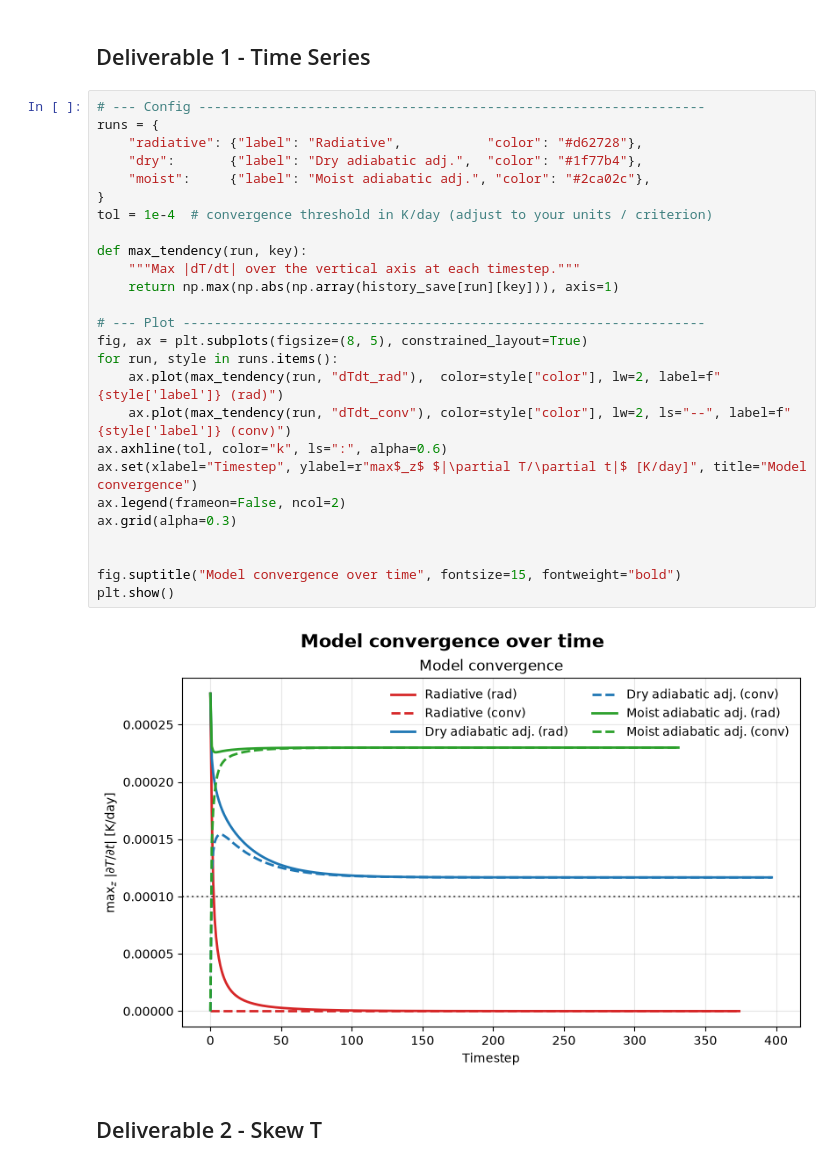
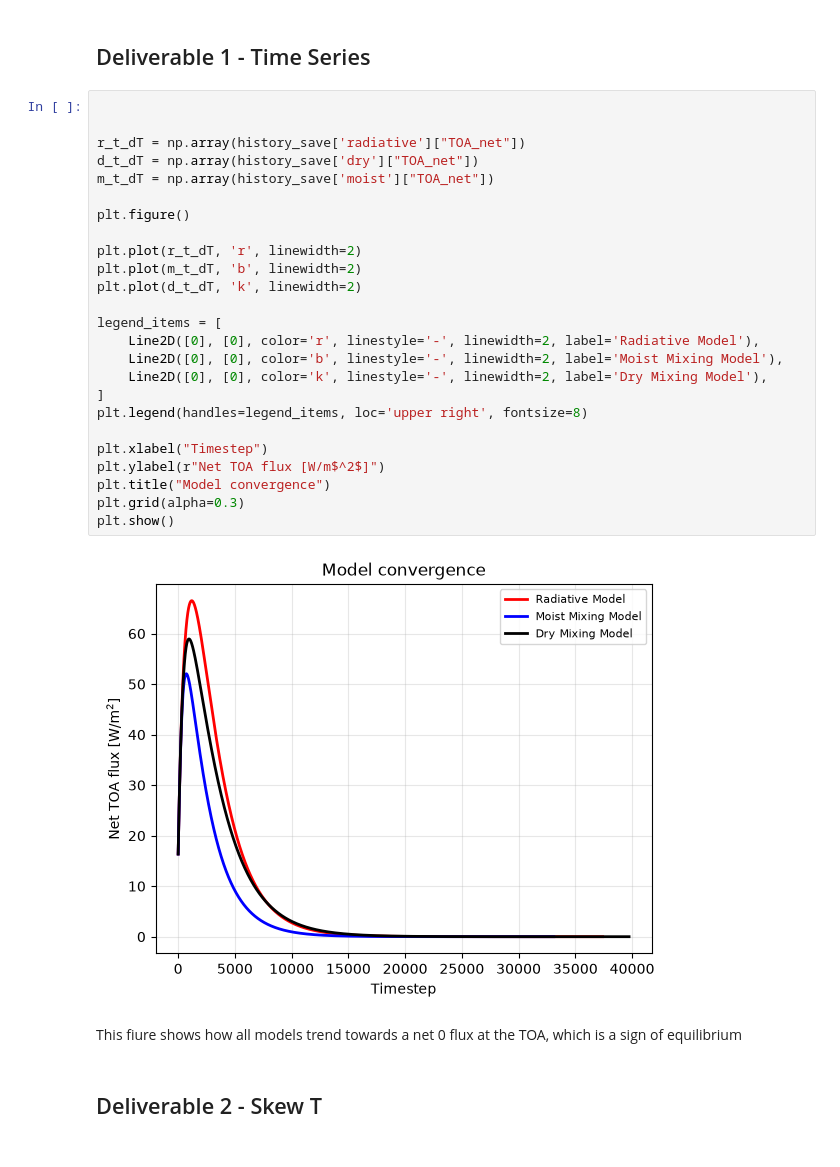
Before and after one commit to Ecox343/Cox_Fundis_Fall_26, a Jupyter notebook: Lab4_rce_model.ipynb, the cells around one changed output. Drawn from its saved outputs; the diff is of its cells as text.

```diff
--- a/Lab4_rce_model.ipynb
+++ b/Lab4_rce_model.ipynb
@@ -441,33 +430,34 @@ plt.plot(abs(mc_t_dT))
 # %% [markdown]
 ## Deliverable 1 - Time Series
-# %%
-# --- Config -----------------------------------------------------------------
-runs = {
-    "radiative": {"label": "Radiative",           "color": "#d62728"},
-    "dry":       {"label": "Dry adiabatic adj.",  "color": "#1f77b4"},
-    "moist":     {"label": "Moist adiabatic adj.", "color": "#2ca02c"},
-}
-tol = 1e-4  # convergence threshold in K/day (adjust to your units / criterion)
-
-def max_tendency(run, key):
-    """Max |dT/dt| over the vertical axis at each timestep."""
-    return np.max(np.abs(np.array(history_save[run][key])), axis=1)
-
-# --- Plot -------------------------------------------------------------------
-fig, ax = plt.subplots(figsize=(8, 5), constrained_layout=True)
-for run, style in runs.items():
-    ax.plot(max_tendency(run, "dTdt_rad"),  color=style["color"], lw=2, label=f"{style['label']} (rad)")
-    ax.plot(max_tendency(run, "dTdt_conv"), color=style["color"], lw=2, ls="--", label=f"{style['label']} (conv)")
-ax.axhline(tol, color="k", ls=":", alpha=0.6)
-ax.set(xlabel="Timestep", ylabel=r"max$_z$ $|\partial T/\partial t|$ [K/day]", title="Model convergence")
-ax.legend(frameon=False, ncol=2)
-ax.grid(alpha=0.3)
-
-
-fig.suptitle("Model convergence over time", fontsize=15, fontweight="bold")
-plt.show()
-# %% [output]
-[figure, removed]
+# %%
+
+
+r_t_dT = np.array(history_save['radiative']["TOA_net"])
+d_t_dT = np.array(history_save['dry']["TOA_net"])
+m_t_dT = np.array(history_save['moist']["TOA_net"])
+
+plt.figure()
+
+plt.plot(r_t_dT, 'r', linewidth=2)
+plt.plot(m_t_dT, 'b', linewidth=2)
+plt.plot(d_t_dT, 'k', linewidth=2)
+
+legend_items = [
+    Line2D([0], [0], color='r', linestyle='-', linewidth=2, label='Radiative Model'),
+    Line2D([0], [0], color='b', linestyle='-', linewidth=2, label='Moist Mixing Model'),
+    Line2D([0], [0], color='k', linestyle='-', linewidth=2, label='Dry Mixing Model'),
+]
+plt.legend(handles=legend_items, loc='upper right', fontsize=8)
+
+plt.xlabel("Timestep")
+plt.ylabel(r"Net TOA flux [W/m$^2$]")
+plt.title("Model convergence")
+plt.grid(alpha=0.3)
+plt.show()
+# %% [output]
+[figure, added]
+# %% [markdown]
+This fiure shows how all models trend towards a net 0 flux at the TOA, which is a sign of equilibrium
 # %% [markdown]
 ## Deliverable 2 -  Skew T
 # %%
```
Also changed, not shown: parts of 2 cells of this notebook.
